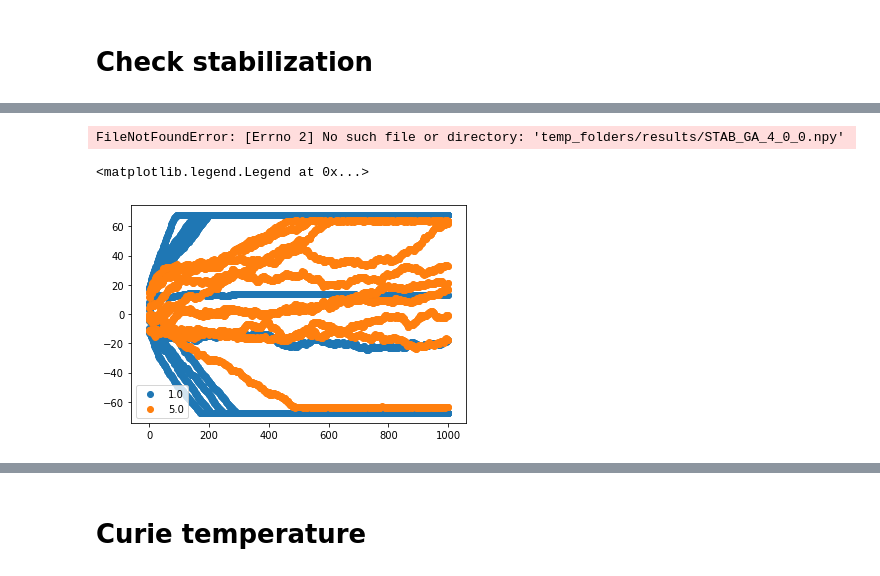
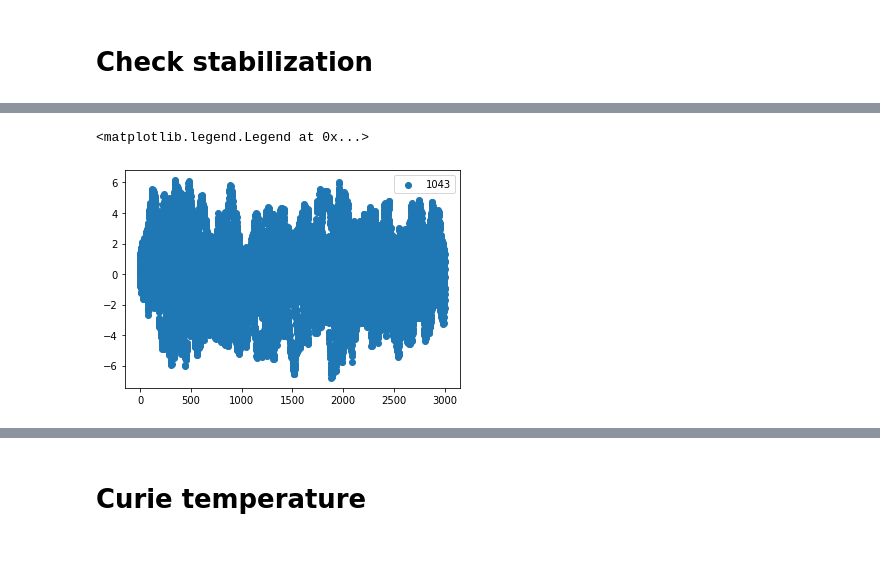
Before and after one commit to Telezombievlad/Ising-Model, a Jupyter notebook: Experiments.ipynb, the cells around one changed output, grey strips where cells are left out. Saved outputs shown, nothing was run; the diff lists cells and outputs as text; code cells hidden in the pictures.

```diff
--- a/Experiments.ipynb
+++ b/Experiments.ipynb
@@ -128,7 +155,3 @@ with Pool(processes=N_PROC) as pool:
-# %%
-np.load('temp_folders/results/STAB_GA_4_0_0.npy')[-1]
-# %% [output]
-FileNotFoundError: [Errno 2] No such file or directory: 'temp_folders/results/STAB_GA_4_0_0.npy'
 # %%
 from collections import defaultdict
 # %%
@@ -136,22 +159,29 @@ dat = []
 plots_dict = defaultdict(list)
 
 for file in os.listdir('temp_folders/results/'):
-    if 'STAB' in file:
-        res = np.load('temp_folders/results/'+file)
-        name = float(file.split('_')[2])
-        plots_dict[name].append( [np.arange(res.shape[0]), res[:, 0]*1e24] )
-        dat.append([name, np.mean(res[:-10, 0])])
+
+    temp = float(file.split('_')[2])
+    field = float(file.split('_')[3])
+
+    if 'INEEDALIFESESSION' in file and temp == 1043 and field == 0:
+        try:
+            res = np.load('temp_folders/results/'+file)
+        except Exception as e:
+            print(e, file)
+        name = float(file.split('_')[3])
+        plots_dict[temp].append( [np.arange(res.shape[0]), res[:, 0]*1e24] )
+        dat.append([temp, np.mean(res[:-100, 0])])
 
 dat = np.array(dat)
 # %%
-for key in plots_dict.keys():
-    if key not in [6, 4, 3, 2]:
-        x = []; y = []
-        for pair in plots_dict[key]:
-            x.extend(pair[0])
-            y.extend(pair[1])
-        plt.scatter(x, y, label=key)
+plots_dict.keys()
+for key in [1043]:
+    x = []; y = []
+    for pair in plots_dict[key]:
+        x.extend(pair[0])
+        y.extend(pair[1])
+    plt.scatter(x, y, label=key)
 plt.legend()
 # %% [output]
 <matplotlib.legend.Legend at 0x...>
-[figure, old version]
+[figure, new version]
```
Also changed, not shown: parts of 8 cells of this notebook, 5 other files.
